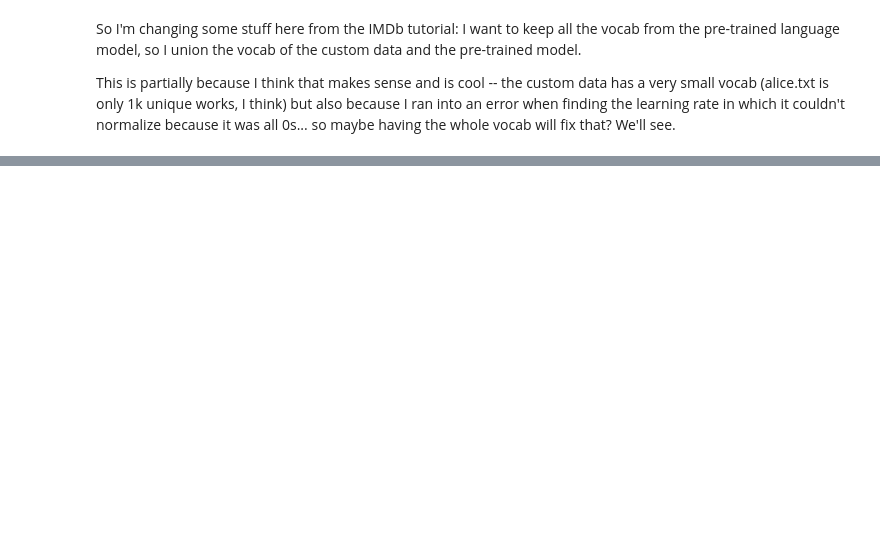
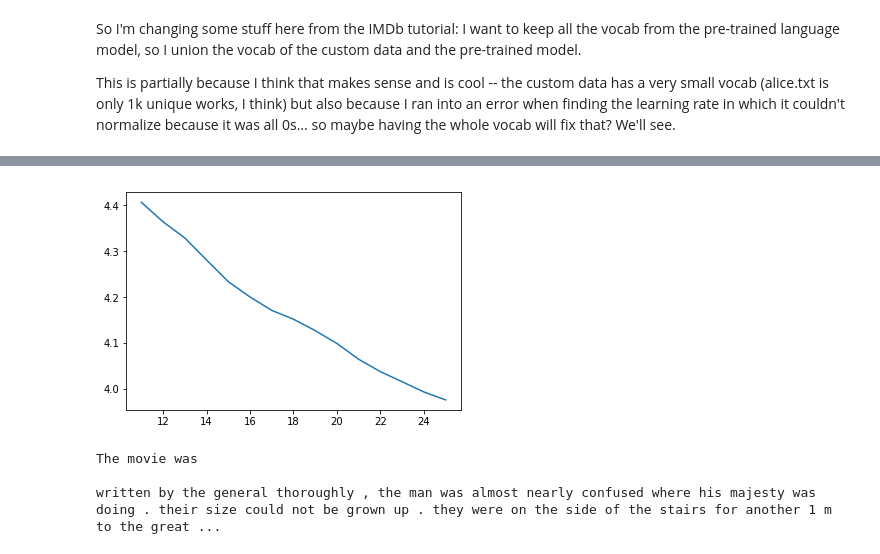
Before and after one commit to kgero/style-gen, a Jupyter notebook: style_gen.ipynb, the cells around one changed output, grey strips where cells are left out. Drawn from its saved outputs; the diff is of its cells as text; code cells hidden in the pictures; blank space fills up the shorter version.

```diff
--- a/style_gen.ipynb
+++ b/style_gen.ipynb
@@ -188,0 +231,2 @@ learner.save('lm_last_ft')
+# %%
+learner.fit(lrs, 1, wds=wd, use_clr=(20,10), cycle_len=5)
@@ -188,0 +244,10 @@ learner.save('lm_last_ft')
+# %%
+learner.sched.plot_loss()
+# %% [output]
+[figure, added]
+# %%
+generate_text(m, "The movie was", l=100)
+# %% [output]
+The movie was
+
+written by the general thoroughly , the man was almost nearly confused where his majesty was doing . their size could not be grown up . they were on the side of the stairs for another 1 m to the great ...
```
Also changed, not shown: parts of 23 cells of this notebook, 1 other file.
